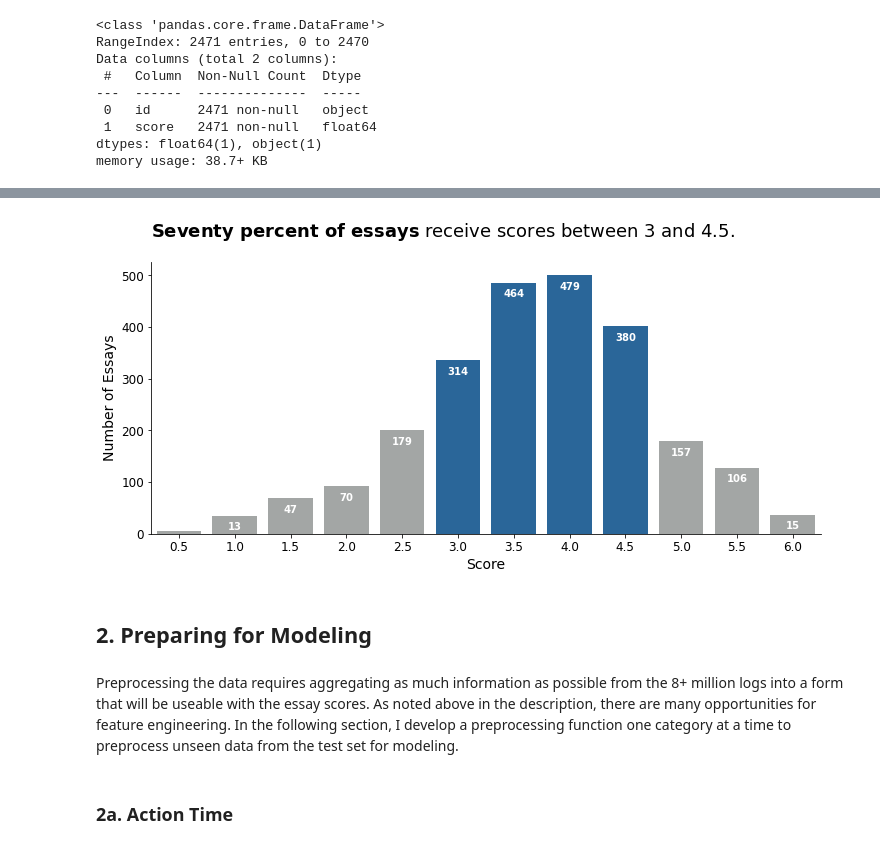
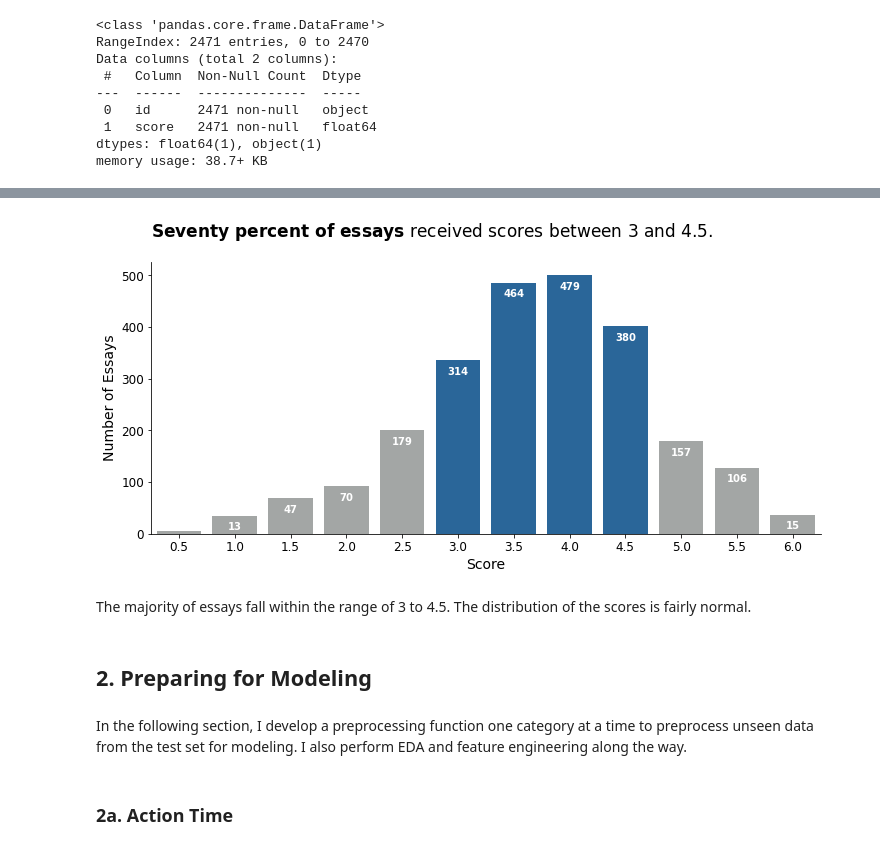
Before and after one commit to ahendricks2/EssayKeystrokes, a Jupyter notebook: Preprocessing_Notebook.ipynb, the cells around one changed output, grey strips where cells are left out. Cells and saved outputs as stored; diff of their text form; code cells hidden in the pictures.

Commit message:
data visualizations added

```diff
--- a/Preprocessing_Notebook.ipynb
+++ b/Preprocessing_Notebook.ipynb
@@ -217,29 +180,35 @@ score_counts.reset_index(inplace=True,drop=True)
 custom_palette = ['#1768AC' if 3 <= score <= 4.5 else '#A2A7A5' for score in score_counts['Score']]
 # %%
 plt.figure(figsize=(12,5))
+
+## Using the custom color palette to format the bar plot
 ax = sns.barplot(x='Score',y='Number of Essays',palette=custom_palette,data=score_counts)
-title_text = r"$\bf{" 'Seventy \ percent \ of \ essays' "}$" + " receive scores between 3 and 4.5."
+
+# Formatting the title
+title_text = r"$\bf{" 'Seventy \ percent \ of \ essays' "}$" + " received scores between 3 and 4.5."
 
 # Creating data labels
 for p in ax.patches:
     height = (p.get_height() - 22)
     width = p.get_width()
     ax.annotate(f'{height:.0f}', (p.get_x() + width/2, height), ha='center', va='center', color='white', weight='bold')
 
 # Formatting labels and ticks and despining
-plt.title(title_text, loc='left', pad=25, fontsize= 18)
+plt.title(title_text, loc='left', pad=25, fontsize= 17)
 plt.xlabel('Score', fontsize=14)
 plt.xticks(fontsize=12)
 plt.ylabel('Number of Essays', fontsize=14)
 plt.yticks(fontsize=12)
 sns.despine()
 plt.show();
 # %% [output]
-[figure, old version]
+[figure, new version]
+# %% [markdown]
+The majority of essays fall within the range of 3 to 4.5. The distribution of the scores is fairly normal.
 # %% [markdown]
 ## 2. Preparing for Modeling
 # %% [markdown]
-Preprocessing the data requires aggregating as much information as possible from the 8+ million logs into a form that will be useable with the essay scores. As noted above in the description, there are many opportunities for feature engineering. In the following section, I develop a preprocessing function one category at a time to preprocess unseen data from the test set for modeling.
+In the following section, I develop a preprocessing function one category at a time to preprocess unseen data from the test set for modeling. I also perform EDA and feature engineering along the way.
 # %%
 full_df = train_scores_df.copy()
 # %% [markdown]
```
Also changed, not shown: parts of 34 cells of this notebook.
